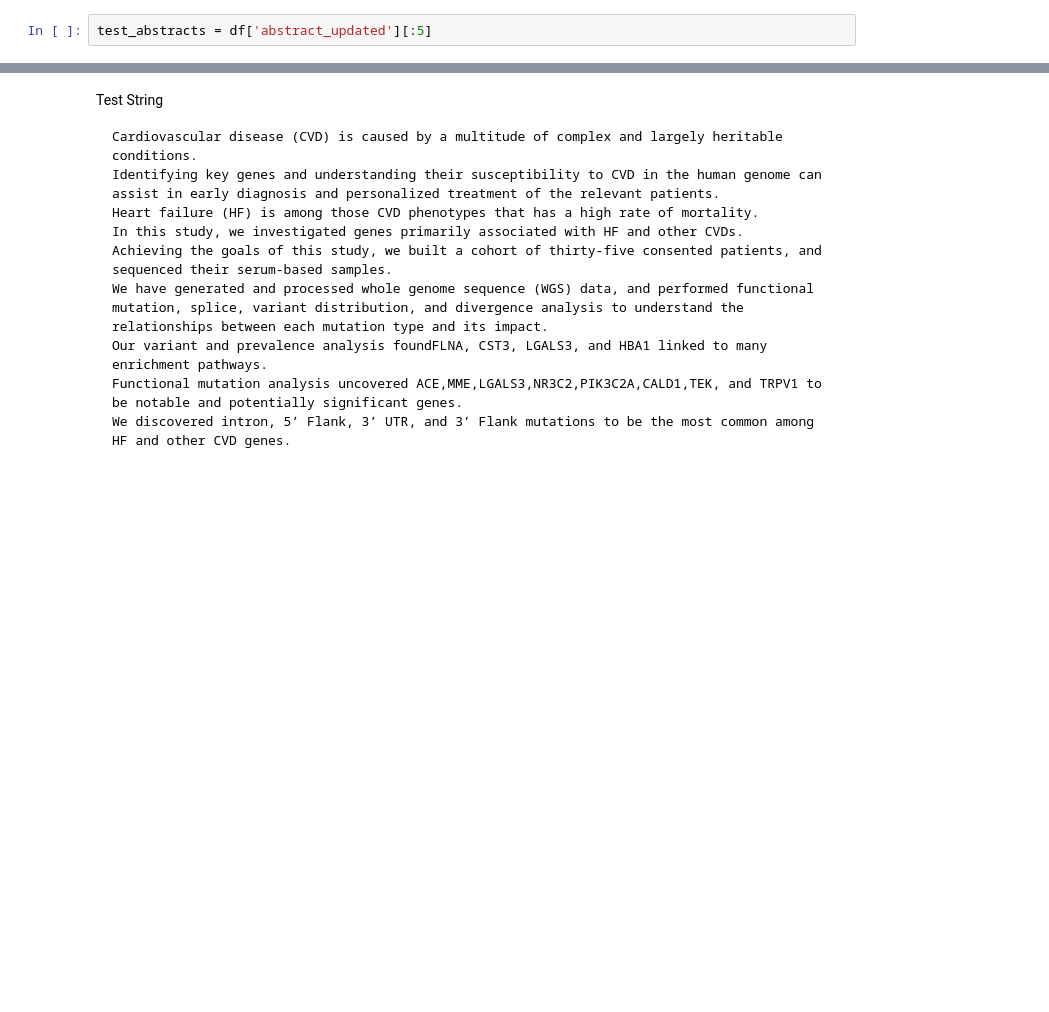
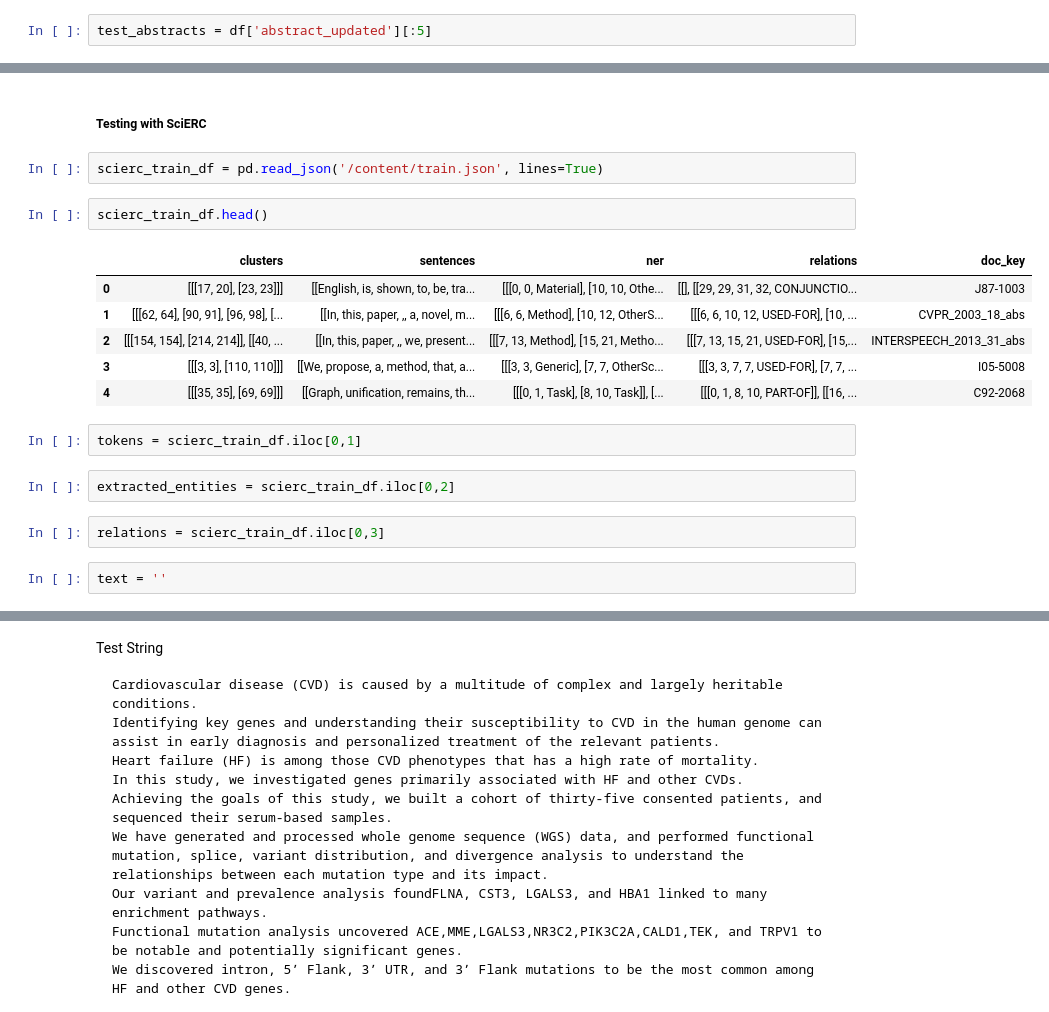
Before and after one commit to Abhijith-Nagarajan/CS_546_Project, a Jupyter notebook: notebooks/NER_Topic_Modeling.ipynb, the cells around one changed output, grey strips where cells are left out. Cells and saved outputs as stored; diff of their text form; blank space fills up the shorter version.

```diff
--- a/notebooks/NER_Topic_Modeling.ipynb
+++ b/notebooks/NER_Topic_Modeling.ipynb
@@ -199,0 +607,21 @@ def perform_keyword_extraction(text:str) -> list:
+# %% [markdown]
+##### Testing with SciERC
+# %%
+scierc_train_df = pd.read_json('/content/train.json', lines=True)
+# %%
+scierc_train_df.head()
+# %% [output]
+|  | clusters | sentences | ner | relations | doc_key |
+| 0 | [[[17, 20], [23, 23]]] | [[English, is, shown, to, be, tra... | [[[0, 0, Material], [10, 10, Othe... | [[], [[29, 29, 31, 32, CONJUNCTIO... | J87-1003 |
+| 1 | [[[62, 64], [90, 91], [96, 98], [... | [[In, this, paper, ,, a, novel, m... | [[[6, 6, Method], [10, 12, OtherS... | [[[6, 6, 10, 12, USED-FOR], [10, ... | CVPR_2003_18_abs |
+| 2 | [[[154, 154], [214, 214]], [[40, ... | [[In, this, paper, ,, we, present... | [[[7, 13, Method], [15, 21, Metho... | [[[7, 13, 15, 21, USED-FOR], [15,... | INTERSPEECH_2013_31_abs |
+| 3 | [[[3, 3], [110, 110]]] | [[We, propose, a, method, that, a... | [[[3, 3, Generic], [7, 7, OtherSc... | [[[3, 3, 7, 7, USED-FOR], [7, 7, ... | I05-5008 |
+| 4 | [[[35, 35], [69, 69]]] | [[Graph, unification, remains, th... | [[[0, 1, Task], [8, 10, Task]], [... | [[[0, 1, 8, 10, PART-OF]], [[16, ... | C92-2068 |
+# %%
+tokens = scierc_train_df.iloc[0,1]
+# %%
+extracted_entities = scierc_train_df.iloc[0,2]
+# %%
+relations = scierc_train_df.iloc[0,3]
+# %%
+text = ''
```
Also changed, not shown: parts of 161 cells of this notebook.
